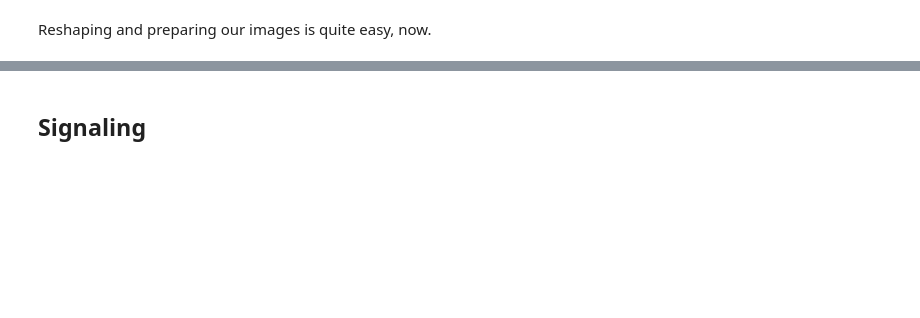
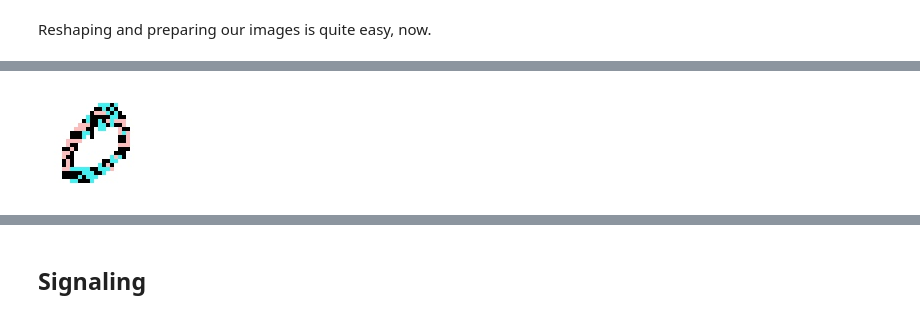
Before and after one commit to de-lachende-cavalier/sorvis, a Jupyter notebook: mini_experiments/signaling.ipynb, the cells around one changed output, grey strips where cells are left out. Cells and saved outputs as stored; diff of their text form; code cells hidden in the pictures; blank space fills up the shorter version.

```diff
--- a/mini_experiments/signaling.ipynb
+++ b/mini_experiments/signaling.ipynb
@@ -523,3 +464,23 @@ Let's check that everything makes sense...
+# %%
+def visualize_channels(image):
+  # Get the number of channels in the image
+  num_channels = image.shape[-1]
+
+  # Create a figure with a vertical arrangement of subplots
+  fig, axes = plt.subplots(ncols=num_channels, figsize=(10, 4))
+
+  # Plot each channel as a grayscale image
+  for i in range(num_channels):
+    channel_image = image[:, :, i]
+    axes[i].imshow(channel_image)
+    axes[i].set_title(f'{i + 1}')
+    axes[i].axis('off')
+
+  plt.show()
+
+def classify_and_color(ca, x, disable_black=False):
+  return color_labels(
+      x[:,:,:,0], ca.classify(x), disable_black, dtype=tf.float32)
 # %%
 visualize_channels(activated[0])
 # %% [output]
@@ -544,0 +500,4 @@ visualize_channels(ys[0])
+# %%
+imshow(zoom(classify_and_color(ca, activated)[0]))
+# %% [output]
+[figure, added]
```
Also changed, not shown: parts of 51 cells of this notebook, 1 other file.
